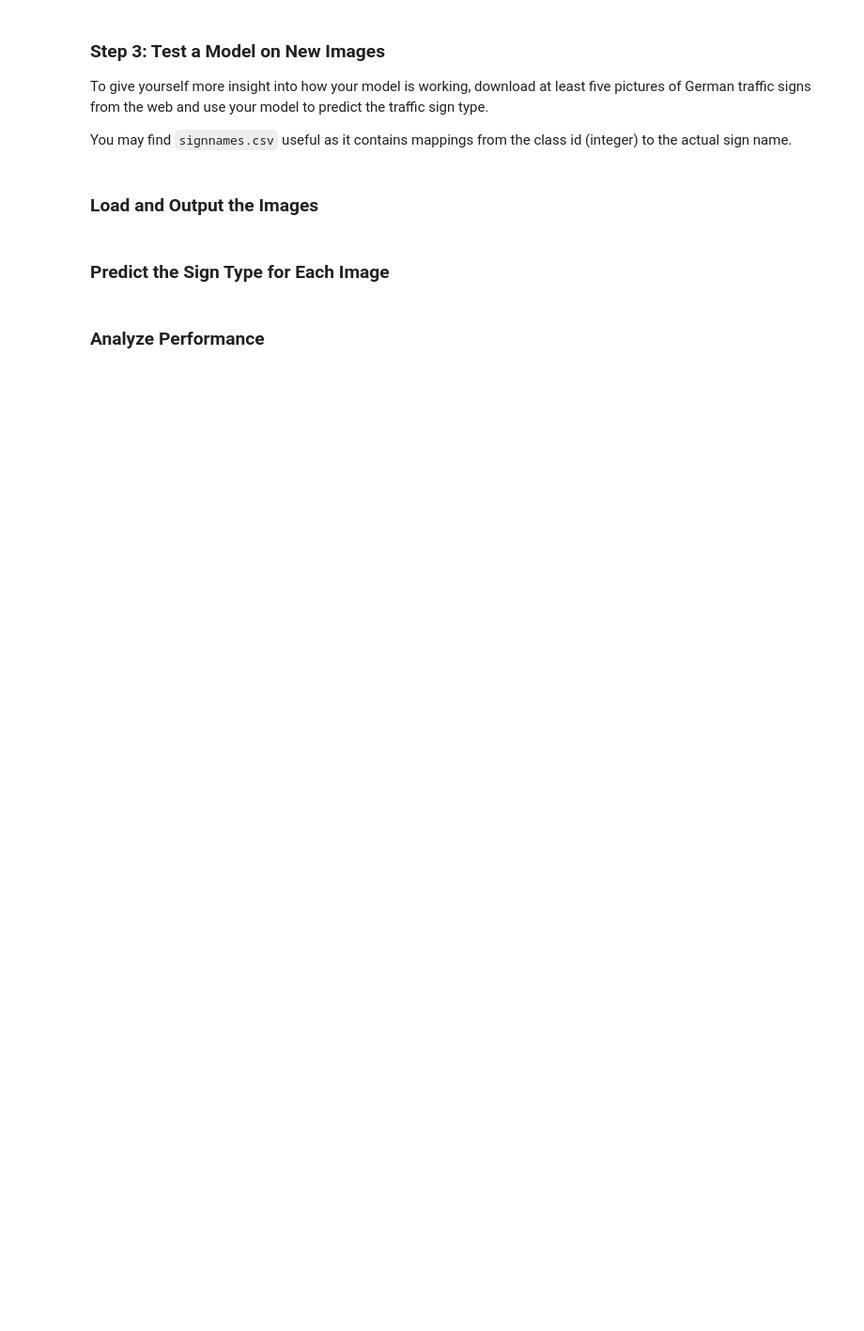
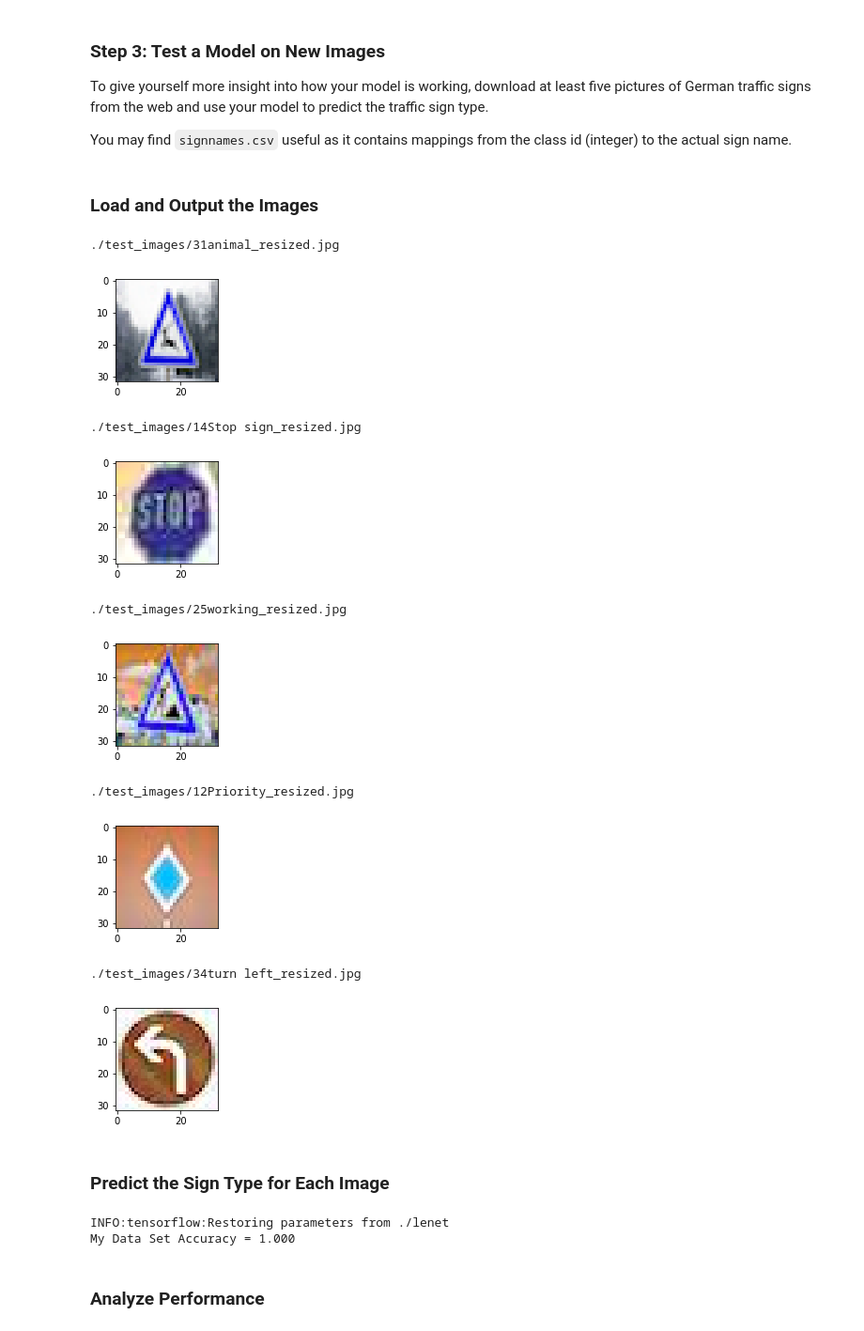
Before and after one commit to hoongjai/P3, a Jupyter notebook: Traffic_Sign_Classifier.ipynb, the cells around one changed output. Shown at 94% size. Cells and saved outputs as stored; diff of their text form; code cells hidden in the pictures; blank space fills up the shorter version.

```diff
--- a/Traffic_Sign_Classifier.ipynb
+++ b/Traffic_Sign_Classifier.ipynb
@@ -387,9 +385,57 @@ You may find `signnames.csv` useful as it contains mappings from the class id (i
+# %%
+### Load the images and plot them here.
+### Feel free to use as many code cells as needed.
+import os
+import matplotlib.image as mpimg
+import glob
+import cv2
+
+images = glob.glob('./test_images/*.jpg')
+
+my_traffic_signs_labels = [31, 14, 25, 12, 34]
+
+my_traffic_signs = []
+
+plt.rcParams['figure.figsize'] = (2.0, 2.0)
+
+# Step through the list and search for chessboard corners
+for fname in images:
+    image = cv2.imread(fname)
+    my_traffic_signs.append(image)
+
+    print(fname)
+    plt.imshow(image)
+
+    plt.show()
+# %% [output]
+./test_images/31animal_resized.jpg
+[figure, added]
+./test_images/14Stop sign_resized.jpg
+[figure, added]
+./test_images/25working_resized.jpg
+[figure, added]
+./test_images/12Priority_resized.jpg
+[figure, added]
+./test_images/34turn left_resized.jpg
+[figure, added]
 # %% [markdown]
 ### Predict the Sign Type for Each Image
 # %%
 ### Run the predictions here and use the model to output the prediction for each image.
 ### Make sure to pre-process the images with the same pre-processing pipeline used earlier.
 ### Feel free to use as many code cells as needed.
+import tensorflow as tf
+
+my_traffic_signs_gray = convert_gray(np.array(my_traffic_signs))
+
+with tf.Session() as sess:
+    sess.run(tf.global_variables_initializer())
+    saver.restore(sess, "./lenet")
+    my_accuracy = evaluate(my_traffic_signs_gray, my_traffic_signs_labels)
+    print("My Data Set Accuracy = {:.3f}".format(my_accuracy))
+# %% [output]
+INFO:tensorflow:Restoring parameters from ./lenet
+My Data Set Accuracy = 1.000
 # %% [markdown]
 ### Analyze Performance
 # %%
```
Also changed, not shown: parts of 7 cells of this notebook.
